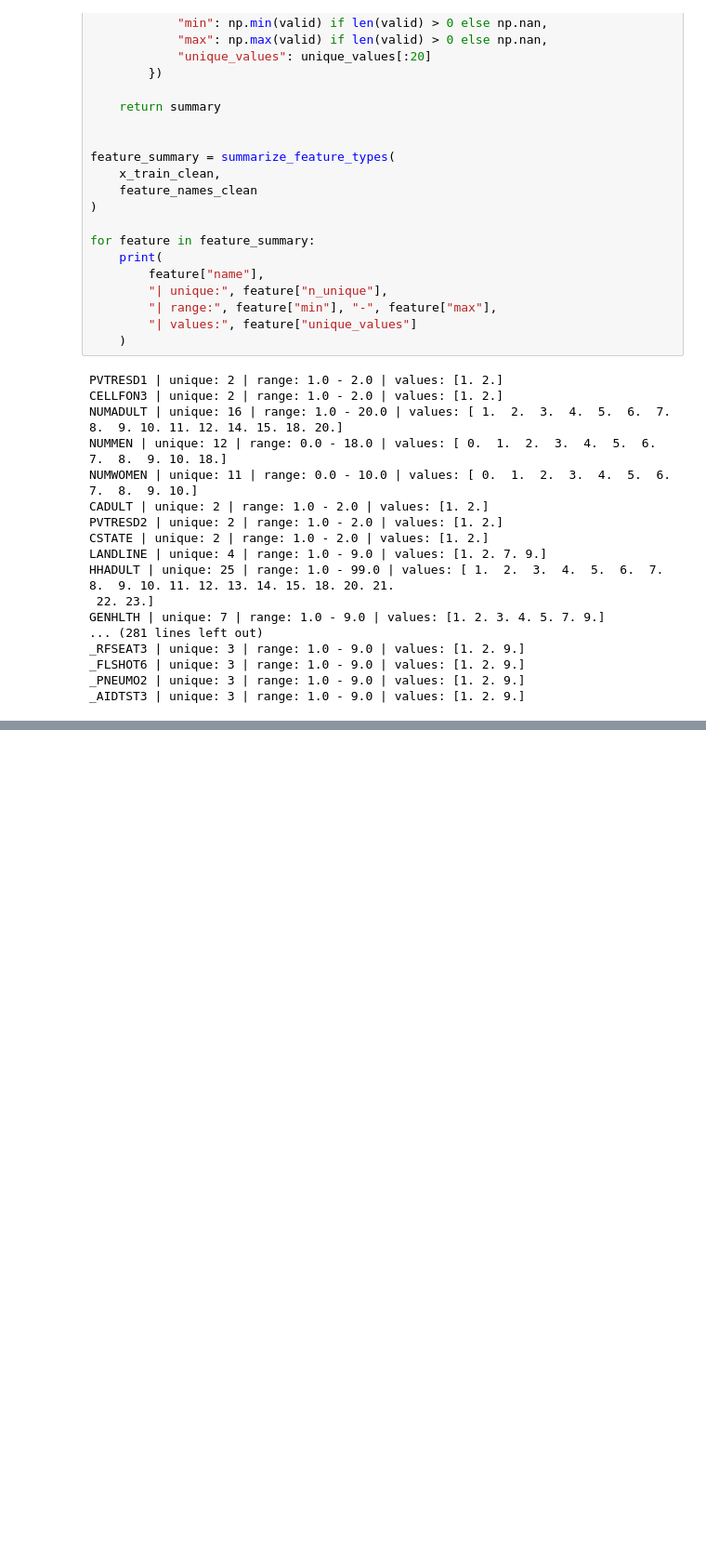
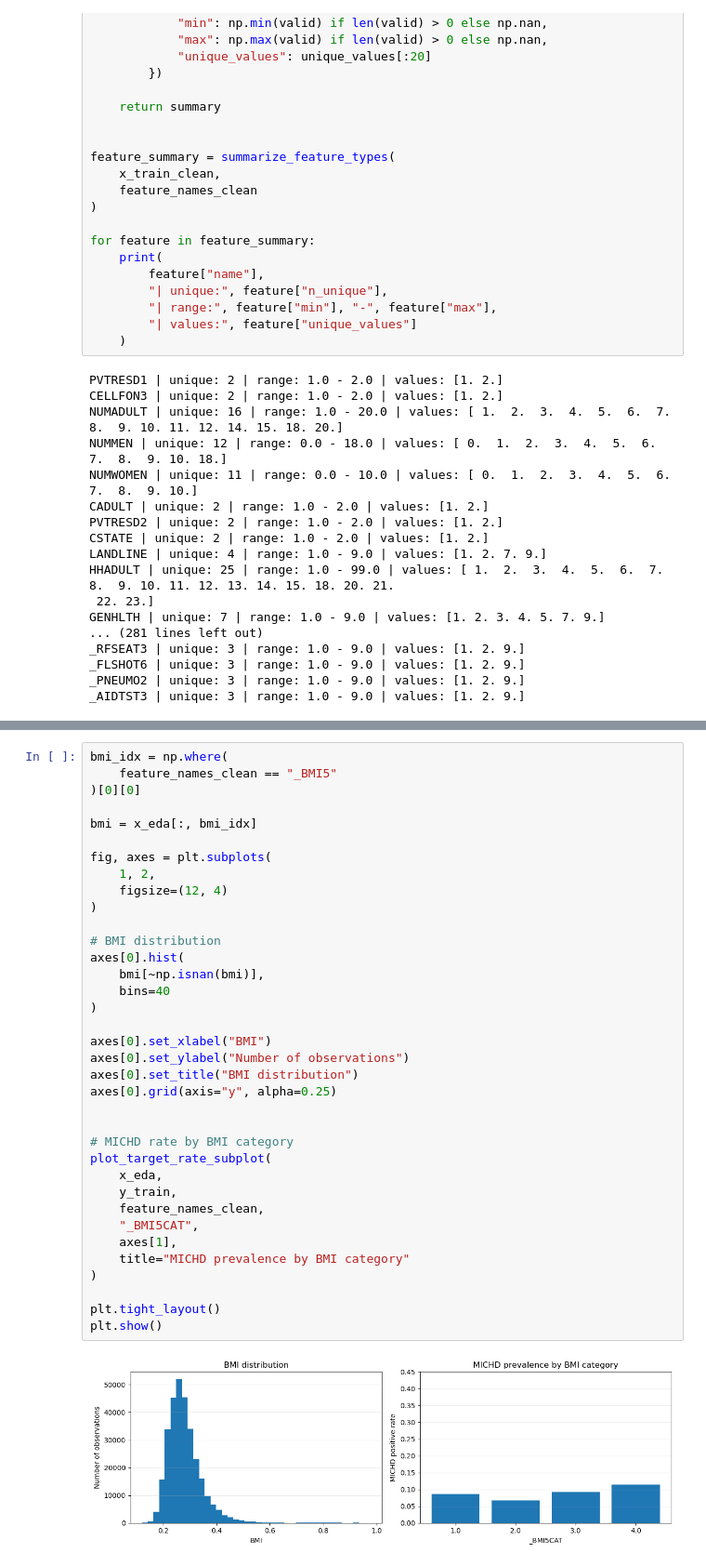
Before and after one commit to La-ine/ml_cool_kids, a Jupyter notebook: preprocessing.ipynb, the cells around one changed output, grey strips where cells are left out. Shown at 93% size. Saved outputs shown, nothing was run; the diff lists cells and outputs as text; blank space fills up the shorter version.

```diff
--- a/preprocessing.ipynb
+++ b/preprocessing.ipynb
@@ -355,0 +632,38 @@ _AIDTST3 | unique: 3 | range: 1.0 - 9.0 | values: [1. 2. 9.]
+# %%
+bmi_idx = np.where(
+    feature_names_clean == "_BMI5"
+)[0][0]
+
+bmi = x_eda[:, bmi_idx]
+
+fig, axes = plt.subplots(
+    1, 2,
+    figsize=(12, 4)
+)
+
+# BMI distribution
+axes[0].hist(
+    bmi[~np.isnan(bmi)],
+    bins=40
+)
+
+axes[0].set_xlabel("BMI")
+axes[0].set_ylabel("Number of observations")
+axes[0].set_title("BMI distribution")
+axes[0].grid(axis="y", alpha=0.25)
+
+
+# MICHD rate by BMI category
+plot_target_rate_subplot(
+    x_eda,
+    y_train,
+    feature_names_clean,
+    "_BMI5CAT",
+    axes[1],
+    title="MICHD prevalence by BMI category"
+)
+
+plt.tight_layout()
+plt.show()
+# %% [output]
+[figure, added]
```
Also changed, not shown: parts of 13 cells of this notebook, 3 other files.
